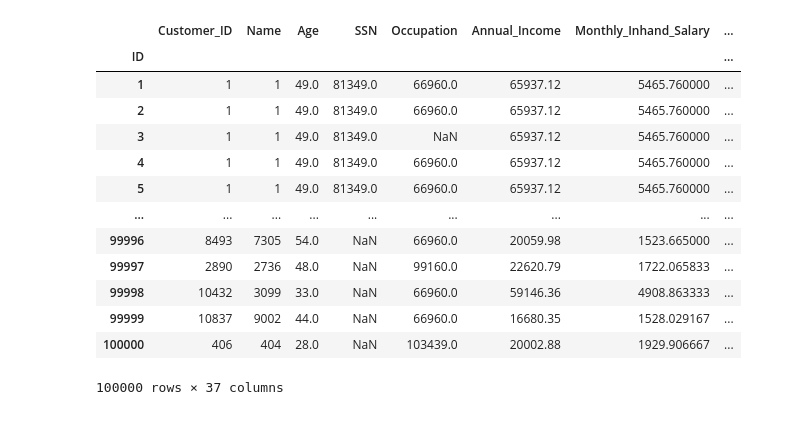
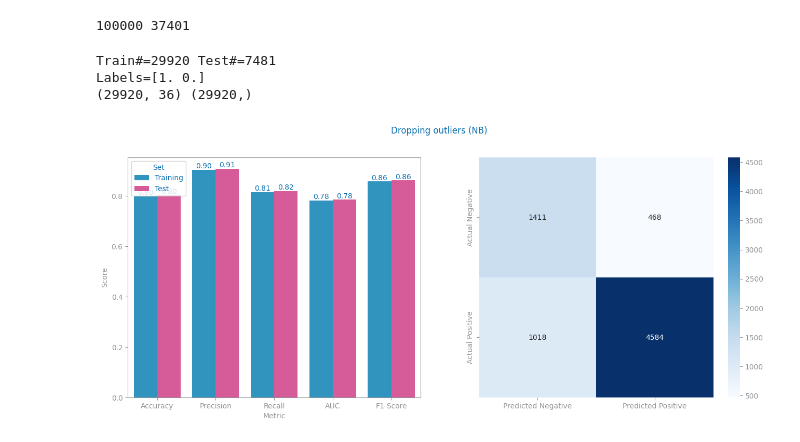
Before and after one commit to DaviGiordano/data-science-course-project, a Jupyter notebook: ipynb_files/Multidimensional/2_Preparation/outliers_services.ipynb, the cells around one changed output. Cells and saved outputs as stored; diff of their text form; code cells hidden in the pictures.

```diff
--- a/ipynb_files/Multidimensional/2_Preparation/outliers_services.ipynb
+++ b/ipynb_files/Multidimensional/2_Preparation/outliers_services.ipynb
@@ -6,5 +6,5 @@ import matplotlib.pyplot as plt
 from tqdm.notebook import tqdm
 import dslabs_functions as dslab
 # %%
-df = pd.read_csv("../../../data/class_credit_score_encoded.csv", index_col="ID")
+df = pd.read_csv("../../../data/class_credit_score_mvi_simple_strategy.csv", index_col="ID")
 # %%
@@ -80,17 +34,4 @@ df_removed.to_csv("../../../data/class_credit_score_outliers_removed.csv")
-# %%
-df_removed
-# %% [output]
-|  | Customer_ID | Name | Age | SSN | Occupation | Annual_Income | Monthly_Inhand_Salary | ... |
-| ID |  |  |  |  |  |  |  | ... |
-| 1 | 1 | 1 | 49.0 | 81349.0 | 66960.0 | 65937.12 | 5465.760000 | ... |
-| 2 | 1 | 1 | 49.0 | 81349.0 | 66960.0 | 65937.12 | 5465.760000 | ... |
-| 3 | 1 | 1 | 49.0 | 81349.0 | NaN | 65937.12 | 5465.760000 | ... |
-| 4 | 1 | 1 | 49.0 | 81349.0 | 66960.0 | 65937.12 | 5465.760000 | ... |
-| 5 | 1 | 1 | 49.0 | 81349.0 | 66960.0 | 65937.12 | 5465.760000 | ... |
-| ... | ... | ... | ... | ... | ... | ... | ... | ... |
-| 99996 | 8493 | 7305 | 54.0 | NaN | 66960.0 | 20059.98 | 1523.665000 | ... |
-| 99997 | 2890 | 2736 | 48.0 | NaN | 99160.0 | 22620.79 | 1722.065833 | ... |
-| 99998 | 10432 | 3099 | 33.0 | NaN | 66960.0 | 59146.36 | 4908.863333 | ... |
-| 99999 | 10837 | 9002 | 44.0 | NaN | 66960.0 | 16680.35 | 1528.029167 | ... |
-| 100000 | 406 | 404 | 28.0 | NaN | 103439.0 | 20002.88 | 1929.906667 | ... |
-100000 rows × 37 columns
+# %%
+print(len(df), len(handle_outliers(df, strategy="drop")))
+# %% [output]
+100000 37401
@@ -96,0 +55,46 @@ df_removed
+# %%
+def generate_eval_chart(df, clf):
+    target = "Credit_Score"
+    X = df.drop(target, axis=1)
+    y = df[target]
+
+    X_train, X_test, y_train, y_test = train_test_split(X, y, test_size=0.2, random_state=101)
+    print(f"Train#={len(X_train)} Test#={len(X_test)}")
+    print(f"Labels={pd.unique(y_train)}")
+    print(X_train.shape, y_train.shape)
+
+    scaler = StandardScaler()
+    X_train_scaled = scaler.fit_transform(X_train)
+    X_test_scaled = scaler.transform(X_test)
+
+    clf.fit(X_train_scaled, y_train)
+    y_train_pred = clf.predict(X_train_scaled)
+    y_test_pred = clf.predict(X_test_scaled)
+
+    metrics_train = calculate_metrics(y_train, y_train_pred)
+    metrics_test = calculate_metrics(y_test, y_test_pred)
+
+    metrics_df = pd.DataFrame({
+        'Metric': ['Accuracy', 'Precision', 'Recall', 'AUC', 'F1-Score'],
+        'Training': metrics_train,
+        'Test': metrics_test
+    })
+    metrics_melted = pd.melt(metrics_df, id_vars='Metric', var_name='Set', value_name='Score')
+
+    fig, axs = plt.subplots(ncols=2, nrows=1, figsize=(16, 6))
+    sns.barplot(ax=axs[0], x='Metric', y='Score', hue='Set', data=metrics_melted)
+    axs[0].bar_label(axs[0].containers[0], fmt="%.2f")
+    axs[0].bar_label(axs[0].containers[1], fmt="%.2f")
+
+    cm = confusion_matrix(y_test, y_test_pred)
+    sns.heatmap(cm, ax=axs[1], annot=True, fmt='d', cmap='Blues', xticklabels=['Predicted Negative', 'Predicted Positive'], yticklabels=['Actual Negative', 'Actual Positive'])
+    return fig, axs
+# %%
+fig, axs = generate_eval_chart(handle_outliers(df, strategy="drop"), GaussianNB())
+fig.suptitle("Dropping outliers (NB)")
+plt.savefig(f"images/service_dropping_outliers_nb.png")
+# %% [output]
+Train#=29920 Test#=7481
+Labels=[1. 0.]
+(29920, 36) (29920,)
+[figure, added]
```
Also changed, not shown: parts of 9 cells of this notebook, 4 other files.
